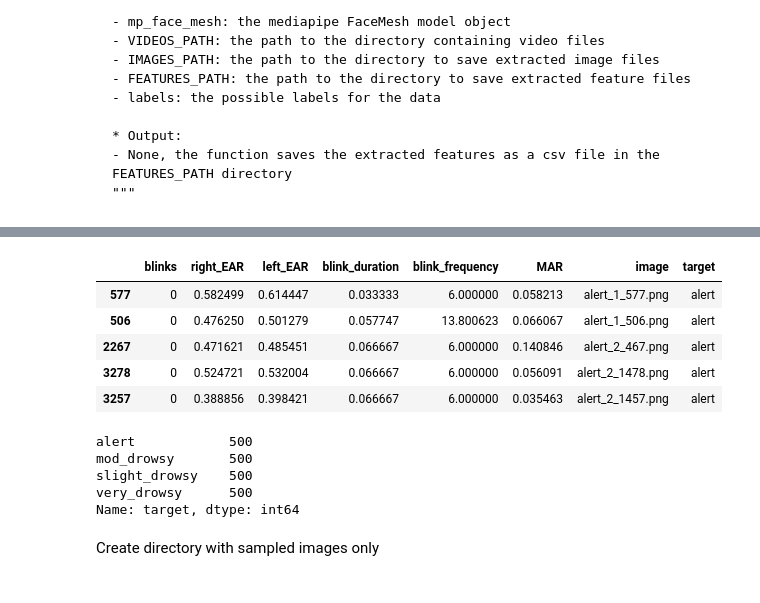
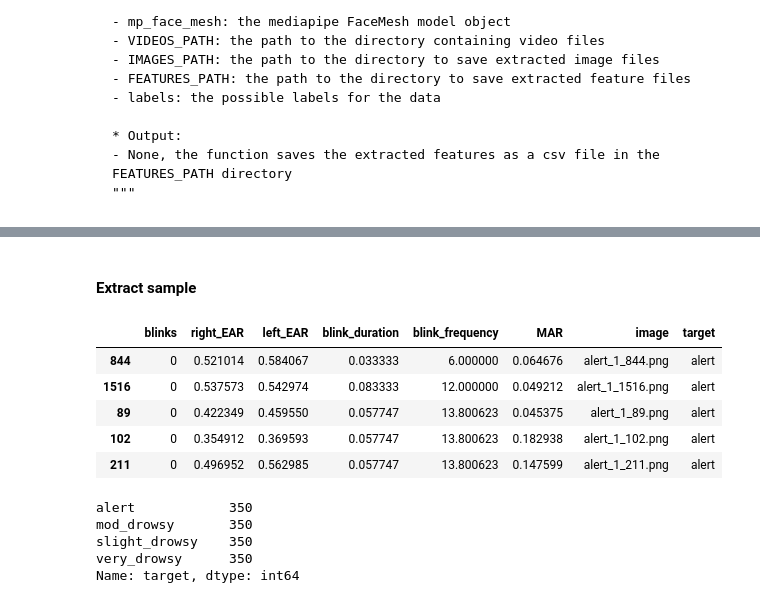
Before and after one commit to carlotala/TFG_BA_project_code, a Jupyter notebook: data_preprocess.ipynb, the cells around one changed output, grey strips where cells are left out. Cells and saved outputs as stored; diff of their text form; code cells hidden in the pictures.

Commit message:
Fixing bugs in data_preprocess

```diff
--- a/data_preprocess.ipynb
+++ b/data_preprocess.ipynb
@@ -905,6 +946,8 @@ Join all feature df
 # %%
 # Initialize an empty list to store the dataframes
-dfs = []
+dfs_train = []
+dfs_val = []
+dfs_test = []
 
 # Iterate through all the files and subdirectories in the directory
 for root, dirs, files in os.walk(FEATURES_PATH):
@@ -912,10 +955,19 @@ for root, dirs, files in os.walk(FEATURES_PATH):
         if file.endswith('.csv'):  # Check if the file is a CSV file
             file_path = os.path.join(root, file)
             df = pd.read_csv(file_path, index_col=0)
-            dfs.append(df)
+            if file.endswith(('2_1.csv','3_1.csv')): # validation
+                dfs_val.append(df)
+            elif file.endswith(('2_2.csv','3_2.csv')): # test
+                dfs_test.append(df)
+            else:
+                dfs_train.append(df)
 
 # Concatenate the dataframes into a single dataframe
-combined_df = pd.concat(dfs, ignore_index=True)
+train_df = pd.concat(dfs_train, ignore_index=True)
+val_df = pd.concat(dfs_val, ignore_index=True)
+test_df = pd.concat(dfs_test, ignore_index=True)
 
 # Save the combined dataframe as a new CSV file
-combined_df.to_csv(FEATURES_PATH+'/data_features.csv', index=False)
+train_df.to_csv(FEATURES_PATH+'/data_features_train.csv', index=False)
+val_df.to_csv(FEATURES_PATH+'/data_features_val.csv', index=False)
+test_df.to_csv(FEATURES_PATH+'/data_features_test.csv', index=False)
@@ -924,22 +983,24 @@ Extract sample
+# %% [markdown]
+#### Extract sample
 # %%
 # Using stratified sampling based on the general health variable
-df_sampled = combined_df.groupby('target').apply(
-    lambda x: x.sample(n=500)
+train_df_sampled = train_df.groupby('target').apply(
+    lambda x: x.sample(n=350)
 )
-df_sampled = df_sampled.droplevel(0)
-df_sampled.head()
+train_df_sampled = train_df_sampled.droplevel(0)
+train_df_sampled.head()
 # %% [output]
 |  | blinks | right_EAR | left_EAR | blink_duration | blink_frequency | MAR | image | target |
-| 577 | 0 | 0.582499 | 0.614447 | 0.033333 | 6.000000 | 0.058213 | alert_1_577.png | alert |
-| 506 | 0 | 0.476250 | 0.501279 | 0.057747 | 13.800623 | 0.066067 | alert_1_506.png | alert |
-| 2267 | 0 | 0.471621 | 0.485451 | 0.066667 | 6.000000 | 0.140846 | alert_2_467.png | alert |
-| 3278 | 0 | 0.524721 | 0.532004 | 0.066667 | 6.000000 | 0.056091 | alert_2_1478.png | alert |
-| 3257 | 0 | 0.388856 | 0.398421 | 0.066667 | 6.000000 | 0.035463 | alert_2_1457.png | alert |
+| 844 | 0 | 0.521014 | 0.584067 | 0.033333 | 6.000000 | 0.064676 | alert_1_844.png | alert |
+| 1516 | 0 | 0.537573 | 0.542974 | 0.083333 | 12.000000 | 0.049212 | alert_1_1516.png | alert |
+| 89 | 0 | 0.422349 | 0.459550 | 0.057747 | 13.800623 | 0.045375 | alert_1_89.png | alert |
+| 102 | 0 | 0.354912 | 0.369593 | 0.057747 | 13.800623 | 0.182938 | alert_1_102.png | alert |
+| 211 | 0 | 0.496952 | 0.562985 | 0.057747 | 13.800623 | 0.147599 | alert_1_211.png | alert |
 # %%
-df_sampled['target'].value_counts()
+train_df_sampled['target'].value_counts()
 # %% [output]
-alert            500
-mod_drowsy       500
-slight_drowsy    500
-very_drowsy      500
+alert            350
+mod_drowsy       350
+slight_drowsy    350
+very_drowsy      350
 Name: target, dtype: int64
@@ -948,2 +1006,0 @@ df_sampled.to_csv(FEATURES_PATH+'/data_features_sampled.csv', index=False)
-# %% [markdown]
-Create directory with sampled images only
```
Also changed, not shown: parts of 29 cells of this notebook.
